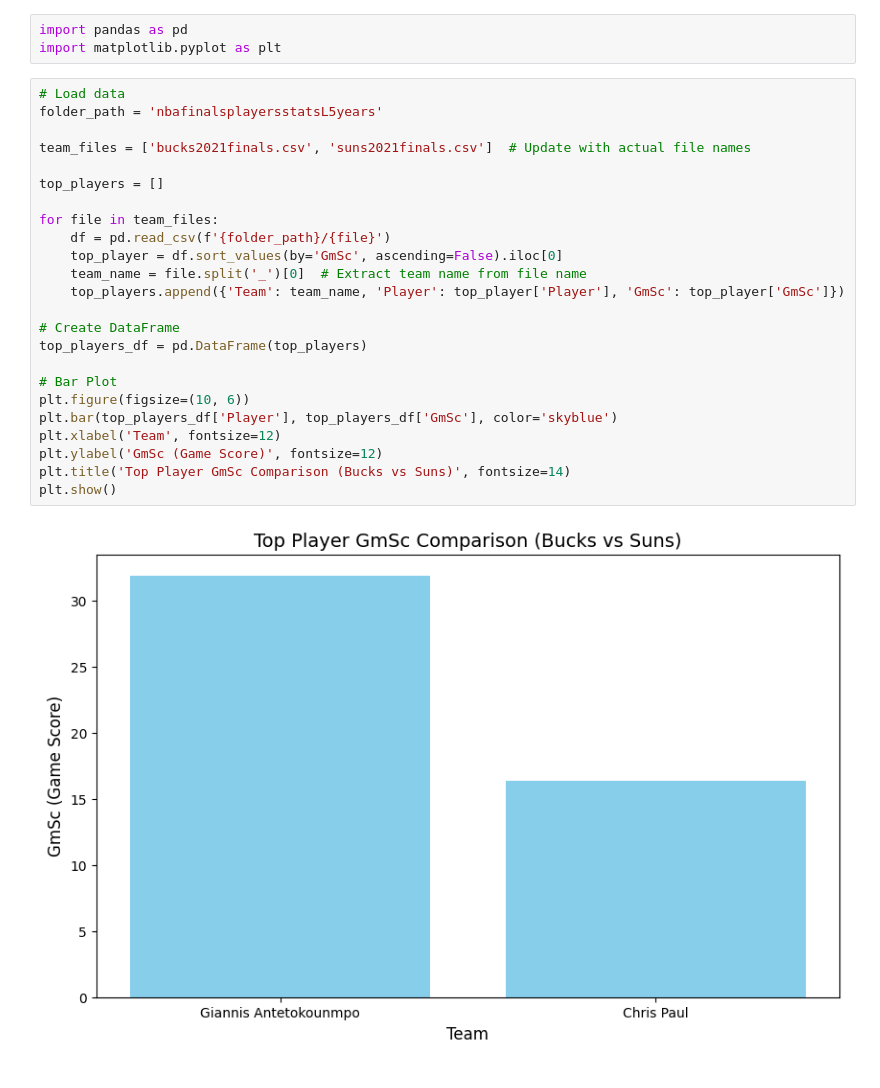
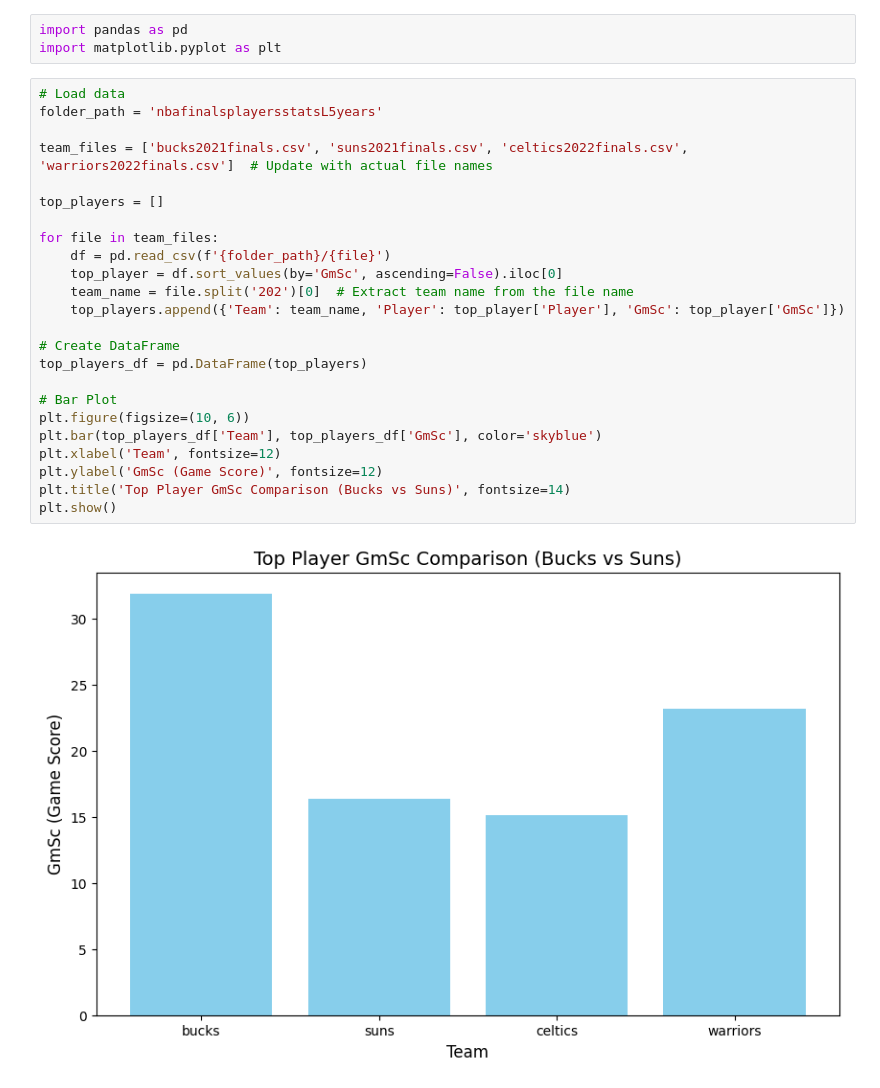
Before and after one commit to nthn22/2410project, a Jupyter notebook: 2410project/creategraphs.ipynb, the cells around one changed output. Drawn from its saved outputs; the diff is of its cells as text.

```diff
--- a/2410project/creategraphs.ipynb
+++ b/2410project/creategraphs.ipynb
@@ -4,26 +4,26 @@ import matplotlib.pyplot as plt
 # %%
 # Load data
 folder_path = 'nbafinalsplayersstatsL5years'
 
-team_files = ['bucks2021finals.csv', 'suns2021finals.csv']  # Update with actual file names
+team_files = ['bucks2021finals.csv', 'suns2021finals.csv', 'celtics2022finals.csv', 'warriors2022finals.csv']  # Update with actual file names
 
 top_players = []
 
 for file in team_files:
     df = pd.read_csv(f'{folder_path}/{file}')
     top_player = df.sort_values(by='GmSc', ascending=False).iloc[0]
-    team_name = file.split('_')[0]  # Extract team name from file name
+    team_name = file.split('202')[0]  # Extract team name from the file name
     top_players.append({'Team': team_name, 'Player': top_player['Player'], 'GmSc': top_player['GmSc']})
 
 # Create DataFrame
 top_players_df = pd.DataFrame(top_players)
 
 # Bar Plot
 plt.figure(figsize=(10, 6))
-plt.bar(top_players_df['Player'], top_players_df['GmSc'], color='skyblue')
+plt.bar(top_players_df['Team'], top_players_df['GmSc'], color='skyblue')
 plt.xlabel('Team', fontsize=12)
 plt.ylabel('GmSc (Game Score)', fontsize=12)
 plt.title('Top Player GmSc Comparison (Bucks vs Suns)', fontsize=14)
 plt.show()
 # %% [output]
-[figure, old version]
+[figure, new version]
```
Also changed, not shown: parts of 1 cell of this notebook, 13 other files.
